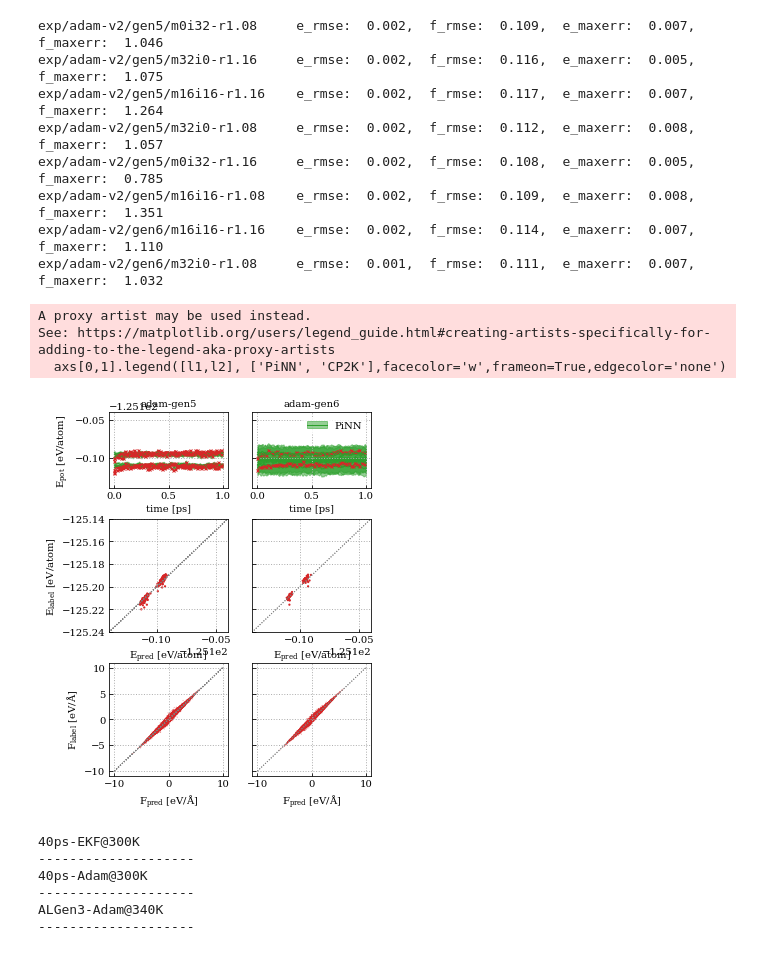
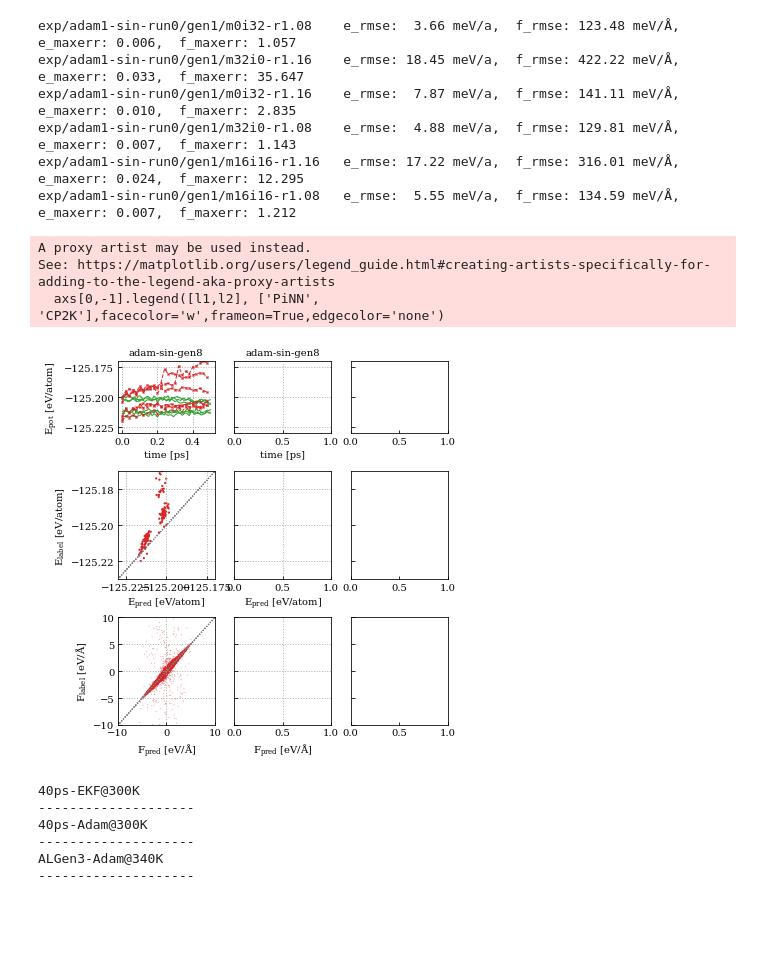
Before and after one commit to yqshao-archive/pils, a Jupyter notebook: notebooks/emd_debug.ipynb, the cells around one changed output. Cells and saved outputs as stored; diff of their text form; code cells hidden in the pictures; blank space fills up the shorter version.

Commit message:
New experiments
- put more weight on energy
- use less single point calculations
- more new data in the mixing process
- less tight convergence
- test different adam setups

```diff
--- a/notebooks/emd_debug.ipynb
+++ b/notebooks/emd_debug.ipynb
@@ -66,37 +72,36 @@ def doplots():
     ax3.set_xlabel('$F_{pred}~[eV/\AA]$')
     return l1, l2
 # %%
-f, axs = plt.subplots(3,2, figsize=[5,6], sharey='row', gridspec_kw={'height_ratios': [2,3,3]})
+f, axs = plt.subplots(3,3, figsize=[6,6], sharey='row', gridspec_kw={'height_ratios': [2,3,3]})
 for (name, gen, title), (ax1, ax2, ax3) in zip([
-    #['exp/ekf-nobias',2, 'ekf-gen2'],
-    ['exp/adam-v2',5, 'adam-gen5'],
-    ['exp/adam-v2',6, 'adam-gen6']
+    ['exp/adam1-sin-run0',1, 'adam-sin-gen8'],
+    ['exp/adam-singlet-run1',12, 'adam-sin-gen8'],
+    # ['exp/adam-triplet',     14, 'adam-tri-gen8']
 
 ], axs.T):
     l1, l2 = doplots()
-    ax1.grid(lw=1, ls=':')
-    ax2.grid(lw=1, ls=':')
-    ax3.grid(lw=1, ls=':')
-axs[0,1].legend([l1,l2], ['PiNN', 'CP2K'],facecolor='w',frameon=True,edgecolor='none')
+    ax1.grid(lw=1, ls=':', which='both')
+    ax2.grid(lw=1, ls=':', which='both')
+    ax3.grid(lw=1, ls=':', which='both')
+
+axs[0,-1].legend([l1,l2], ['PiNN', 'CP2K'],facecolor='w',frameon=True,edgecolor='none')
 axs[0,0].set_ylabel('$E_{pot}~[eV/atom]$')
 axs[1,0].set_ylabel('$E_{label}~[eV/atom]$')
 axs[2,0].set_ylabel('$F_{label}~[eV/\AA]$')
 plt.tight_layout()
-plt.subplots_adjust(wspace=0.2, hspace=0.3)
-plt.savefig('al-adam-gen5.png')
+plt.subplots_adjust(wspace=0.2, hspace=0.4)
+# plt.savefig('al-adam-gen5.png')
 # %% [output]
-exp/adam-v2/gen5/m0i32-r1.08     e_rmse:  0.002,  f_rmse:  0.109,  e_maxerr:  0.007,  f_maxerr:  1.046
-exp/adam-v2/gen5/m32i0-r1.16     e_rmse:  0.002,  f_rmse:  0.116,  e_maxerr:  0.005,  f_maxerr:  1.075
-exp/adam-v2/gen5/m16i16-r1.16    e_rmse:  0.002,  f_rmse:  0.117,  e_maxerr:  0.007,  f_maxerr:  1.264
-exp/adam-v2/gen5/m32i0-r1.08     e_rmse:  0.002,  f_rmse:  0.112,  e_maxerr:  0.008,  f_maxerr:  1.057
-exp/adam-v2/gen5/m0i32-r1.16     e_rmse:  0.002,  f_rmse:  0.108,  e_maxerr:  0.005,  f_maxerr:  0.785
-exp/adam-v2/gen5/m16i16-r1.08    e_rmse:  0.002,  f_rmse:  0.109,  e_maxerr:  0.008,  f_maxerr:  1.351
-exp/adam-v2/gen6/m16i16-r1.16    e_rmse:  0.002,  f_rmse:  0.114,  e_maxerr:  0.007,  f_maxerr:  1.110
-exp/adam-v2/gen6/m32i0-r1.08     e_rmse:  0.001,  f_rmse:  0.111,  e_maxerr:  0.007,  f_maxerr:  1.032
+exp/adam1-sin-run0/gen1/m0i32-r1.08    e_rmse:  3.66 meV/a,  f_rmse: 123.48 meV/Å,  e_maxerr: 0.006,  f_maxerr: 1.057
+exp/adam1-sin-run0/gen1/m32i0-r1.16    e_rmse: 18.45 meV/a,  f_rmse: 422.22 meV/Å,  e_maxerr: 0.033,  f_maxerr: 35.647
+exp/adam1-sin-run0/gen1/m0i32-r1.16    e_rmse:  7.87 meV/a,  f_rmse: 141.11 meV/Å,  e_maxerr: 0.010,  f_maxerr: 2.835
+exp/adam1-sin-run0/gen1/m32i0-r1.08    e_rmse:  4.88 meV/a,  f_rmse: 129.81 meV/Å,  e_maxerr: 0.007,  f_maxerr: 1.143
+exp/adam1-sin-run0/gen1/m16i16-r1.16   e_rmse: 17.22 meV/a,  f_rmse: 316.01 meV/Å,  e_maxerr: 0.024,  f_maxerr: 12.295
+exp/adam1-sin-run0/gen1/m16i16-r1.08   e_rmse:  5.55 meV/a,  f_rmse: 134.59 meV/Å,  e_maxerr: 0.007,  f_maxerr: 1.212
 A proxy artist may be used instead.
 See: https://matplotlib.org/users/legend_guide.html#creating-artists-specifically-for-adding-to-the-legend-aka-proxy-artists
-  axs[0,1].legend([l1,l2], ['PiNN', 'CP2K'],facecolor='w',frameon=True,edgecolor='none')
+  axs[0,-1].legend([l1,l2], ['PiNN', 'CP2K'],facecolor='w',frameon=True,edgecolor='none')
-[figure, old version]
+[figure, new version]
 # %%
 # some normal conversion for visualization
 from tips.io import load_ds
```
Also changed, not shown: parts of 2 cells of this notebook, 5 other files.
